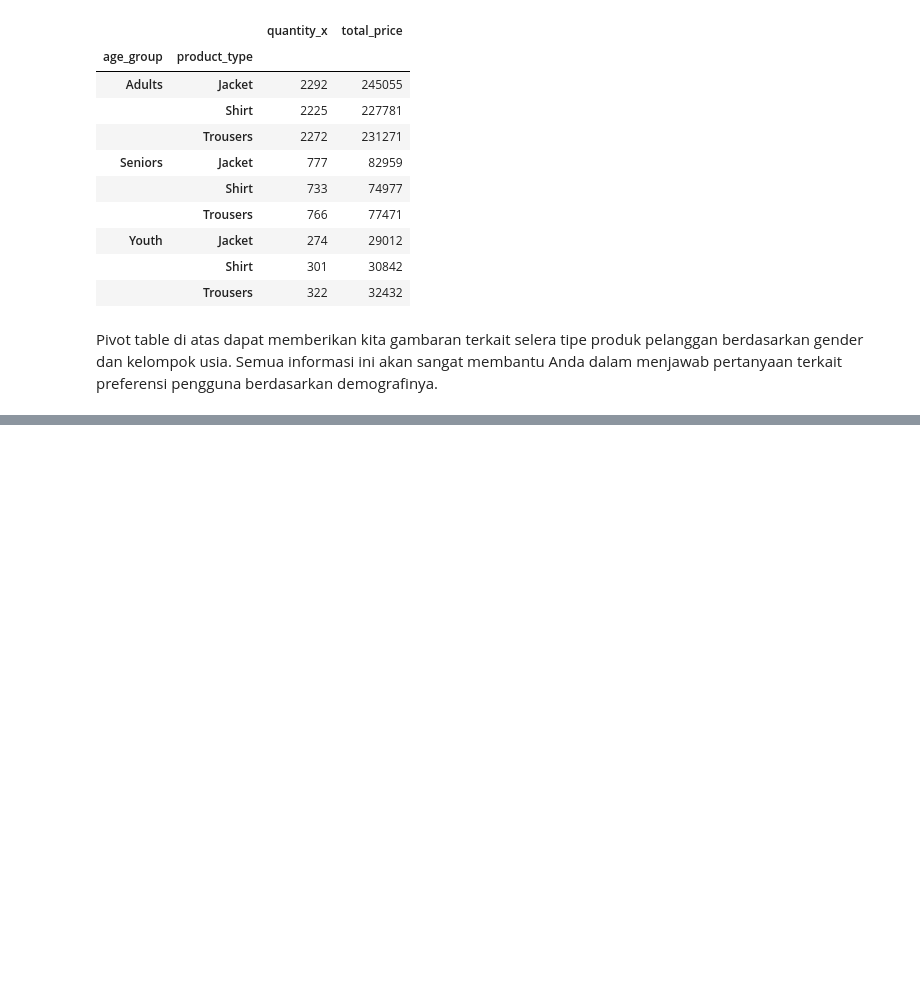
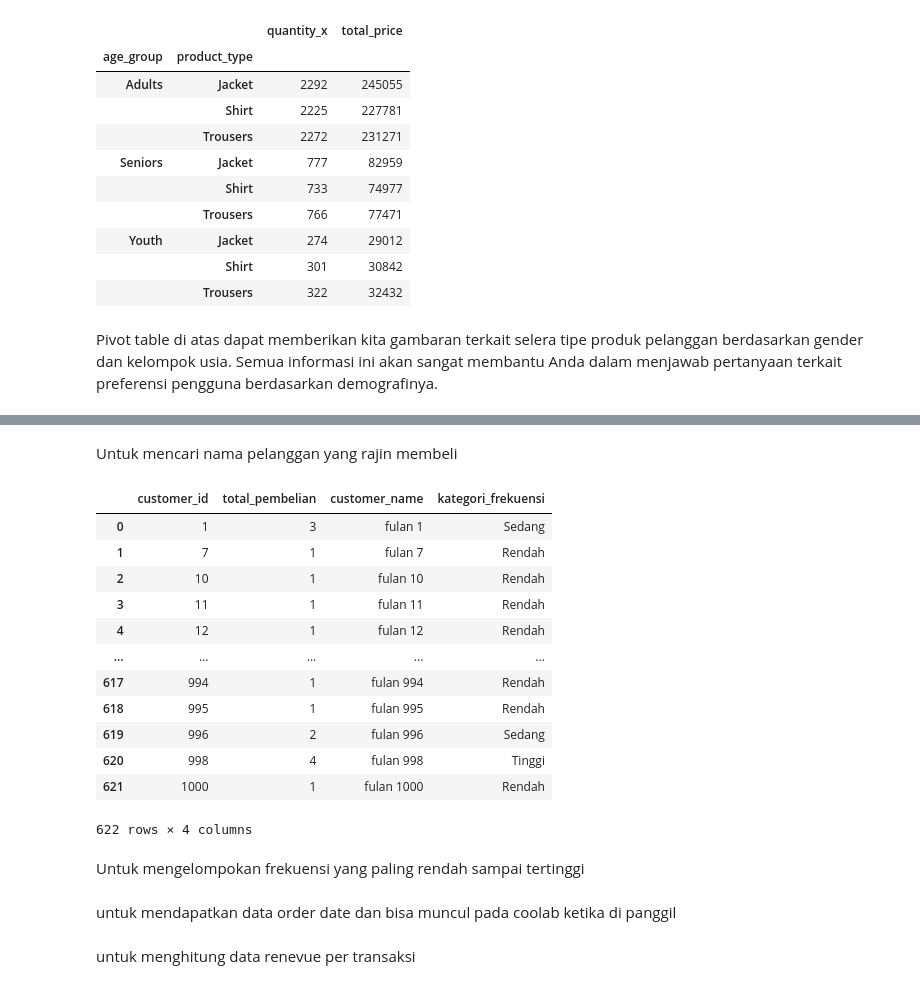
Before and after one commit to Putri-andini-rpe/Pemrograman-Dasar, a Jupyter notebook: Pertemuan_10_Data.ipynb, the cells around one changed output, grey strips where cells are left out. Cells and saved outputs as stored; diff of their text form; code cells hidden in the pictures; blank space fills up the shorter version.

```diff
--- a/Pertemuan_10_Data.ipynb
+++ b/Pertemuan_10_Data.ipynb
@@ -920,0 +1147,2 @@ Pivot table di atas dapat memberikan kita gambaran terkait selera tipe produk pe
+# %%
+orders['order_date'] = pd.to_datetime(orders['order_date'])
@@ -920,0 +1220,2 @@ Pivot table di atas dapat memberikan kita gambaran terkait selera tipe produk pe
+# %%
+orders['order_date'] = pd.to_datetime(orders['order_date'])
@@ -920,0 +1224,5 @@ Pivot table di atas dapat memberikan kita gambaran terkait selera tipe produk pe
+# %%
+purchase_frequency = orders.groupby('customer_id')['order_id'].nunique().reset_index()
+purchase_frequency.rename(columns={'order_id': 'total_pembelian'}, inplace=True)
+
+purchase_frequency
@@ -920,0 +1245,8 @@ Pivot table di atas dapat memberikan kita gambaran terkait selera tipe produk pe
+# %%
+purchase_frequency_detail = purchase_frequency.merge(
+    customers[['customer_id', 'customer_name']],
+    on='customer_id',
+    how='left'
+)
+
+purchase_frequency_detail
@@ -920,0 +1285,26 @@ Pivot table di atas dapat memberikan kita gambaran terkait selera tipe produk pe
+# %% [markdown]
+Untuk mencari nama pelanggan yang rajin membeli
+# %%
+purchase_frequency_detail['kategori_frekuensi'] = pd.cut(
+    purchase_frequency_detail['total_pembelian'],
+    bins=[0, 1, 3, 100],
+    labels=['Rendah', 'Sedang', 'Tinggi']
+)
+
+purchase_frequency_detail
+# %% [output]
+|  | customer_id | total_pembelian | customer_name | kategori_frekuensi |
+| 0 | 1 | 3 | fulan 1 | Sedang |
+| 1 | 7 | 1 | fulan 7 | Rendah |
+| 2 | 10 | 1 | fulan 10 | Rendah |
+| 3 | 11 | 1 | fulan 11 | Rendah |
+| 4 | 12 | 1 | fulan 12 | Rendah |
+| ... | ... | ... | ... | ... |
+| 617 | 994 | 1 | fulan 994 | Rendah |
+| 618 | 995 | 1 | fulan 995 | Rendah |
+| 619 | 996 | 2 | fulan 996 | Sedang |
+| 620 | 998 | 4 | fulan 998 | Tinggi |
+| 621 | 1000 | 1 | fulan 1000 | Rendah |
+622 rows × 4 columns
+# %% [markdown]
+Untuk mengelompokan frekuensi yang paling rendah sampai tertinggi
@@ -920,0 +1317,2 @@ Pivot table di atas dapat memberikan kita gambaran terkait selera tipe produk pe
+# %% [markdown]
+untuk mendapatkan data order date dan bisa muncul pada coolab ketika di panggil
@@ -920,0 +1323,2 @@ Pivot table di atas dapat memberikan kita gambaran terkait selera tipe produk pe
+# %% [markdown]
+untuk menghitung data renevue per transaksi
```
Also changed, not shown: parts of 62 cells of this notebook.
